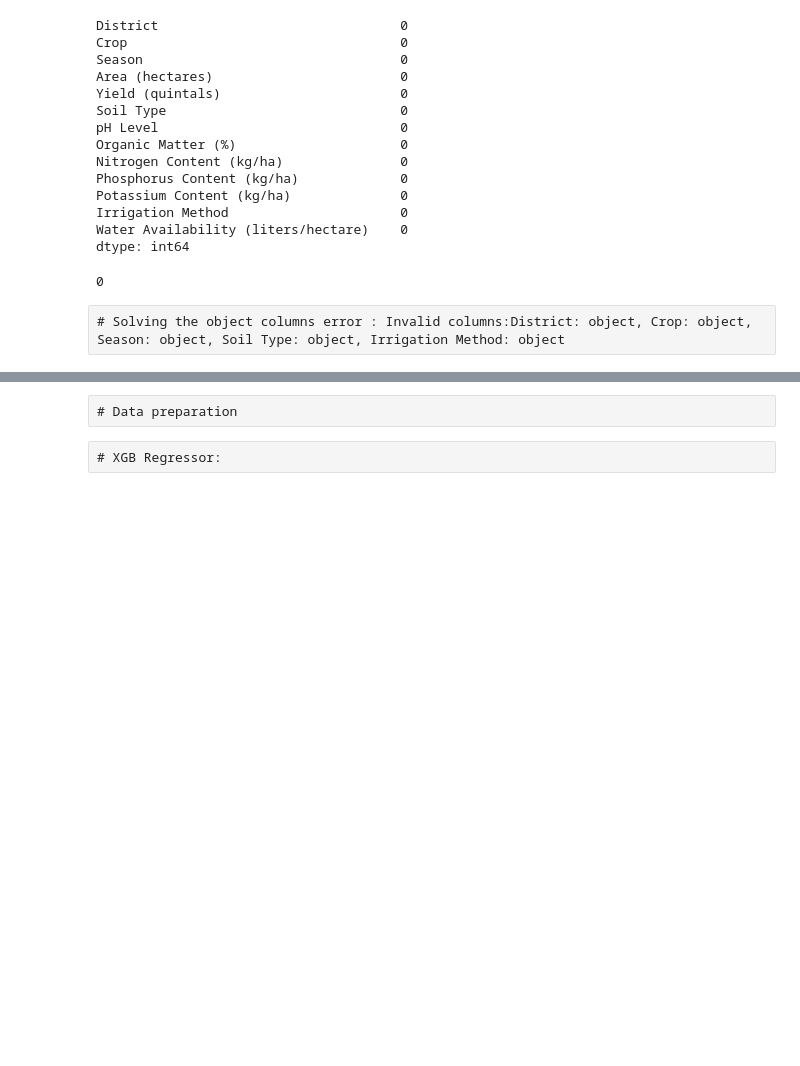
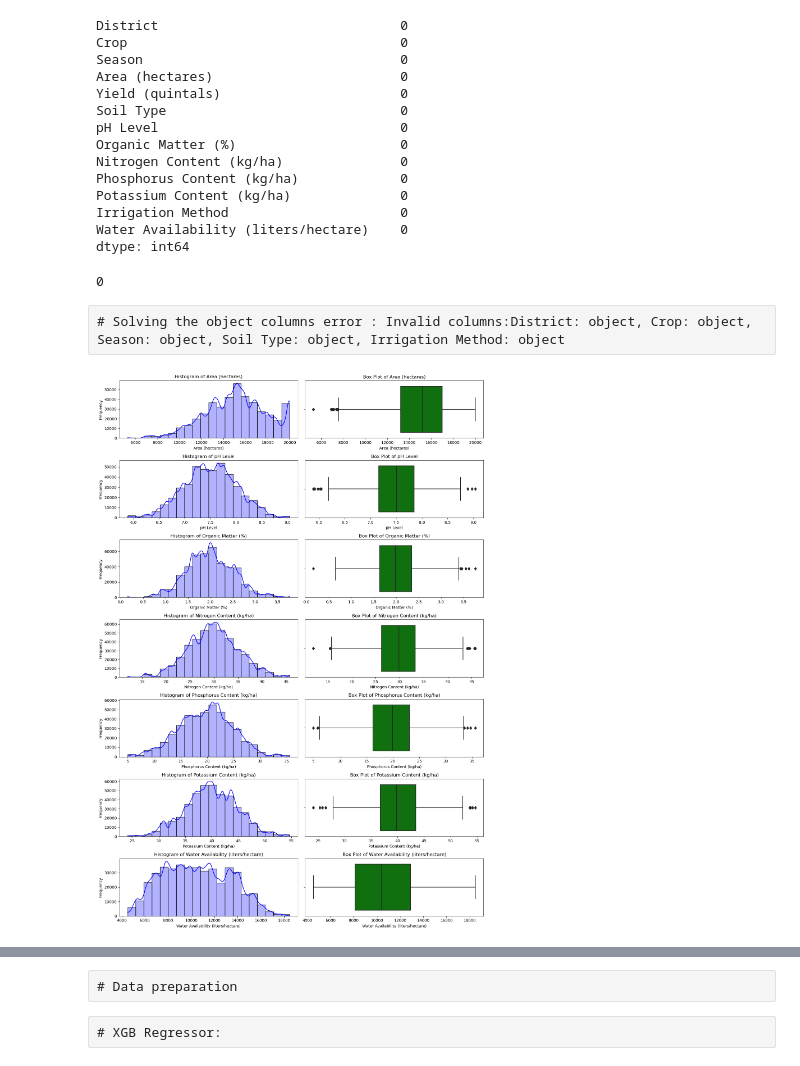
Before and after one commit to dragoscrisan7/Univeristy, a Jupyter notebook: UBB-CS/Year3/Sem2/Licenta/MLAlgorithms/Project-XGB/XGB_Project.ipynb, the cells around one changed output, grey strips where cells are left out. Cells and saved outputs as stored; diff of their text form; code cells hidden in the pictures; blank space fills up the shorter version.

```diff
--- a/UBB-CS/Year3/Sem2/Licenta/MLAlgorithms/Project-XGB/XGB_Project.ipynb
+++ b/UBB-CS/Year3/Sem2/Licenta/MLAlgorithms/Project-XGB/XGB_Project.ipynb
@@ -148,3 +153,23 @@ num_cols = ['Area (hectares)', 'pH Level', 'Organic Matter (%)', 'Nitrogen Conte
 cat_cols = ['District', 'Crop', 'Season', 'Soil Type', 'Irrigation Method']
 encoder = OneHotEncoder()
 database[cat_cols] = database[cat_cols].astype("category")
+# %%
+cwd = os.getcwd()
+plt.figure(figsize=(14, 20))
+for i, col in enumerate(num_cols):
+    plt.subplot(7, 2, 2*i + 1)
+    sns.histplot(database[col], kde=True, color='blue', alpha=0.3, bins=20)
+    plt.title(f'Histogram of {col}')
+    plt.xlabel(col)
+    plt.ylabel('Frequency')
+
+    plt.subplot(7, 2, 2*i + 2)
+    sns.boxplot(x=database[col], color='green')
+    plt.title(f'Box Plot of {col}')
+    plt.xlabel(col)
+
+plt.tight_layout()
+plt.savefig(os.path.join(cwd, "histogram_boxplot.png"))
+plt.show()
+# %% [output]
+[figure, added]
```
Also changed, not shown: parts of 9 cells of this notebook, 27 other files.
